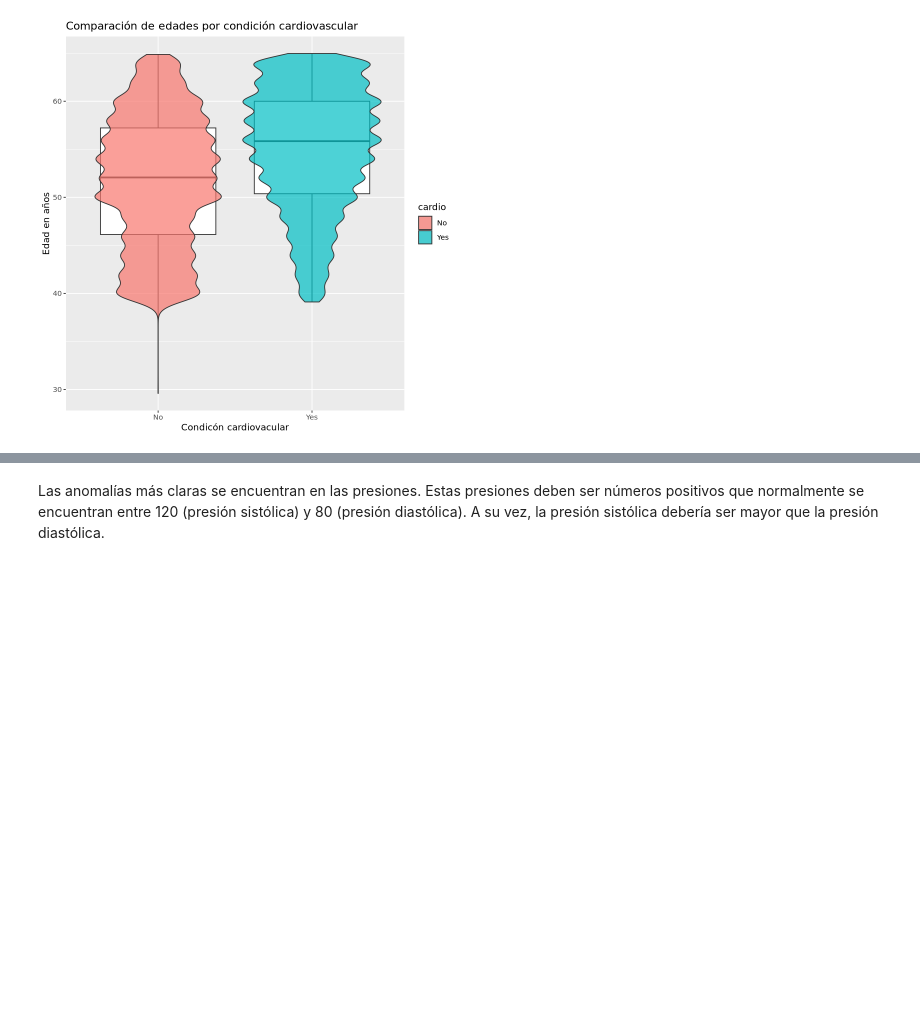
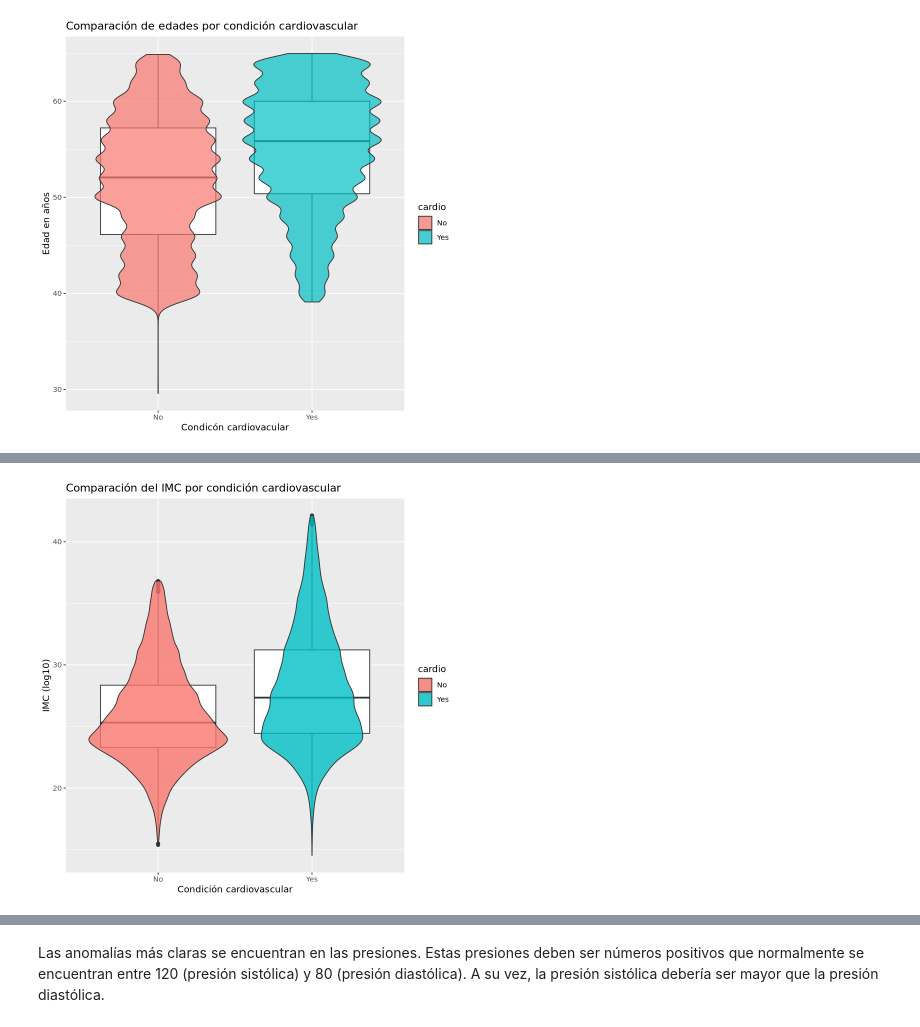
Before and after one commit to ethan-gr/Prj_DataSci, a Jupyter notebook: src/data_exploration_preparation.ipynb, the cells around one changed output, grey strips where cells are left out. Drawn from its saved outputs; the diff is of its cells as text; code cells hidden in the pictures; blank space fills up the shorter version.

```diff
--- a/src/data_exploration_preparation.ipynb
+++ b/src/data_exploration_preparation.ipynb
@@ -210,0 +253,7 @@ ggplot(data, aes(x=cardio, y=IMC, fill=cardio)) +
+# %%
+ggplot(data[data.imc.clean,], aes(x=cardio, y=IMC, fill=cardio)) +
+ geom_boxplot(fill="white") +
+ geom_violin(alpha=0.8) +
+ labs(title = "Comparación del IMC por condición cardiovascular", x = "Condición cardiovascular", y = "IMC (log10)")
+# %% [output]
+[figure, added]
```
Also changed, not shown: parts of 41 cells of this notebook.
